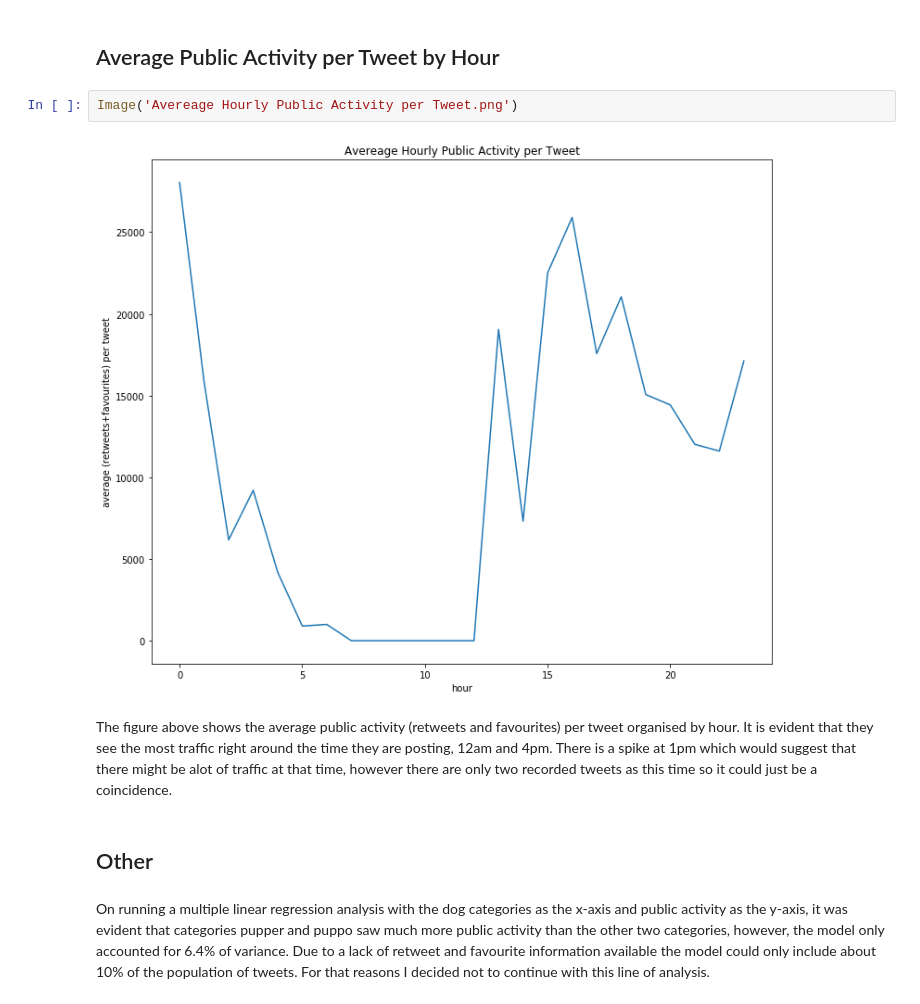
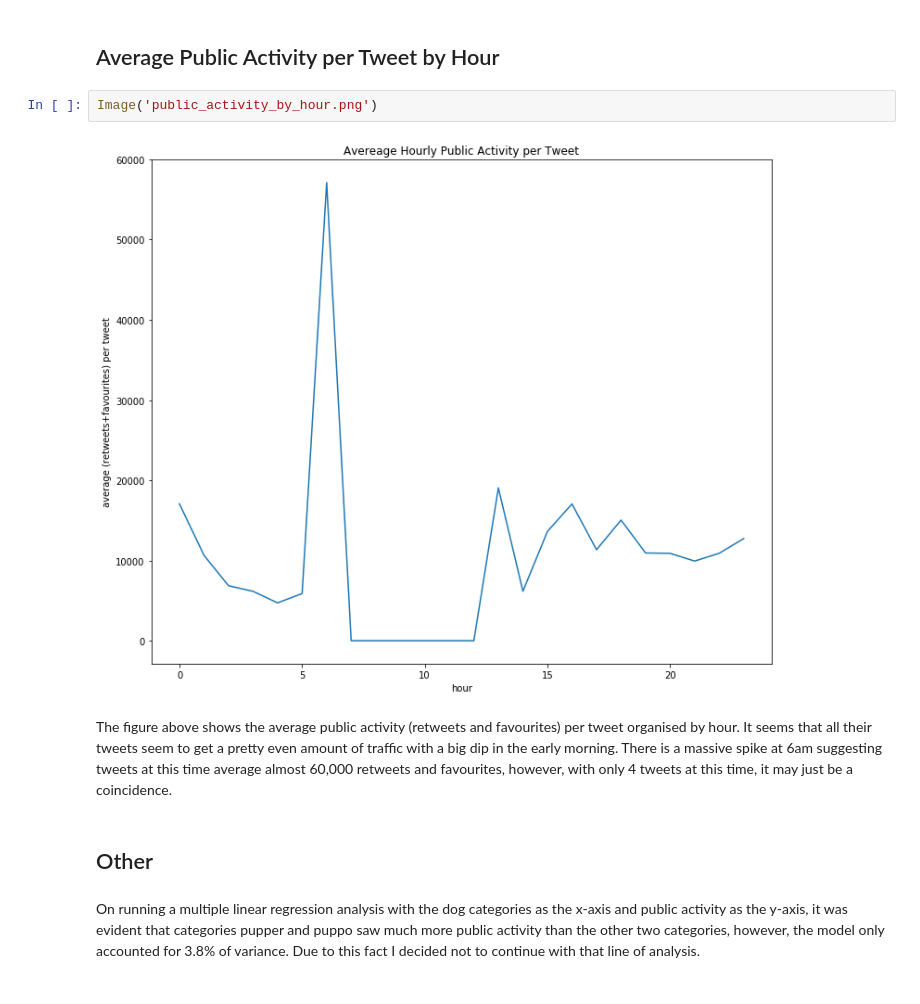
Before and after one commit to JoshuaAidanBeasley/We_Rate_Dogs, a Jupyter notebook: act_report.ipynb, the cells around one changed output. Saved outputs shown, nothing was run; the diff lists cells and outputs as text.

```diff
--- a/act_report.ipynb
+++ b/act_report.ipynb
@@ -21,13 +21,13 @@ Image('total tweets by hour.png')
 The figure above shows the total number of tweets by hour hour of the day. They seem to post mostly at 12am and 4pm.
 # %% [markdown]
 ## Average Public Activity per Tweet by Hour
-# %%
-Image('Avereage Hourly Public Activity per Tweet.png')
-# %% [output]
-[figure, removed]
-# %% [markdown]
-The figure above shows the average public activity (retweets and favourites) per tweet organised by hour. It is evident that they see the most traffic right around the time they are posting, 12am and 4pm. There is a spike at 1pm which would suggest that there might be alot of traffic at that time, however there are only two recorded tweets as this time so it could just be a coincidence.
+# %%
+Image('public_activity_by_hour.png')
+# %% [output]
+[figure, added]
+# %% [markdown]
+The figure above shows the average public activity (retweets and favourites) per tweet organised by hour. It seems that all their tweets seem to get a pretty even amount of traffic with a big dip in the early morning. There is a massive spike at 6am suggesting tweets at this time average almost 60,000 retweets and favourites, however, with only 4 tweets at this time, it may just be a coincidence.
 # %% [markdown]
 ## Other
 # %% [markdown]
-On running a multiple linear regression analysis with the dog categories as the x-axis and public activity as the y-axis, it was evident that categories pupper and puppo saw much more public activity than the other two categories, however, the model only accounted for 6.4% of variance.  Due to a lack of retweet and favourite information available the model could only include about 10% of the population of tweets. For that reasons I decided not to continue with this line of analysis.
+On running a multiple linear regression analysis with the dog categories as the x-axis and public activity as the y-axis, it was evident that categories pupper and puppo saw much more public activity than the other two categories, however, the model only accounted for 3.8% of variance. Due to this fact I decided not to continue with that line of analysis.
```
Also changed, not shown: parts of 3 cells of this notebook, 5 other files.
